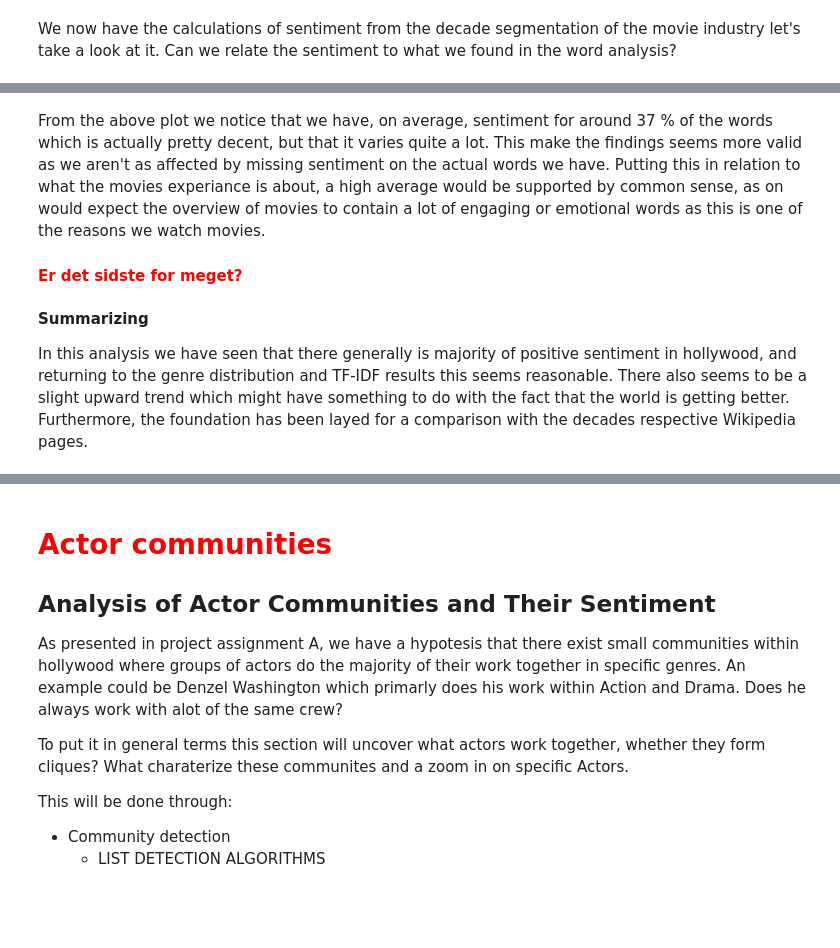
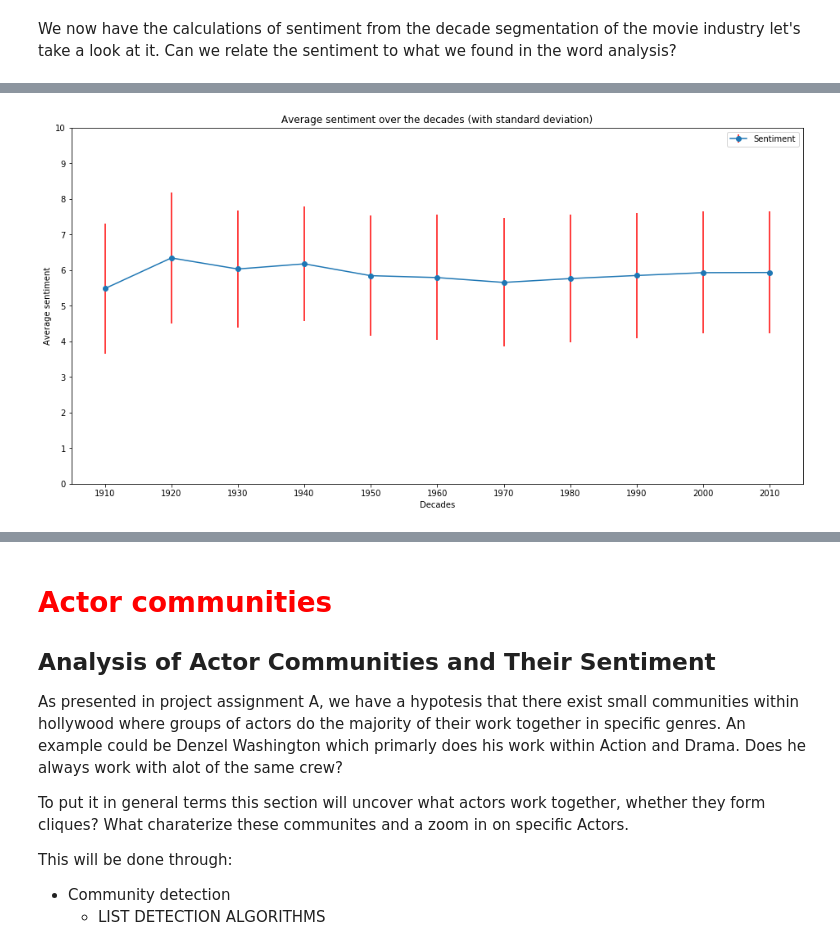
Before and after one commit to GSHDK/Social-Graphs-and-Interactions, a Jupyter notebook: Project assignment B.ipynb, the cells around one changed output, grey strips where cells are left out. Saved outputs shown, nothing was run; the diff lists cells and outputs as text; code cells hidden in the pictures; blank space fills up the shorter version.

```diff
--- a/Project assignment B.ipynb
+++ b/Project assignment B.ipynb
@@ -839,3 +784,14 @@ Now that the data is loaded in, the following formula can be used to calculate t
 $$V_{text} = \frac{\sum \limits_k v_k f_k}{\sum \limits_k f_k}$$
 
 This is the sum of sentiment of the words in the text with sentiment, divided by the number of words found with sentiment e.g. we disregard words with a sentiment scores.
+# %%
+for d in decades:
+    #Load documents
+    doc, collection = load_segmented_documents(df,d,10)
+# %%
+sentiment_decades = {}
+for i, d in enumerate(decades):
+    doc, _ = load_segmented_documents(df,d,10)
+    doc = tokenize(' '.join(doc))
+    sentiment_decades[d] = list(map(sentiment_lookup.get, doc))
+    sentiment_decades[d] = [x for x in sentiment_decades[d] if x != None] #Remove words with no sentiment
@@ -975,8 +812,20 @@ plt.show()
-# %% [markdown]
-From the above plot we notice that we have, on average, sentiment for around 37 % of the words which is actually pretty decent, but that it varies quite a lot. This make the findings seems more valid as we aren't as affected by missing sentiment on the actual words we have. Putting this in relation to what the movies experiance is about, a high average would be supported by common sense, as on would expect the overview of movies to contain a lot of engaging or emotional words as this is one of the reasons we watch movies.
-
-#### <span style="color:red">Er det sidste for meget?</span>
-# %% [markdown]
-**Summarizing**
-
-In this analysis we have seen that there generally is majority of positive sentiment in hollywood, and returning to the genre distribution and TF-IDF results this seems reasonable. There also seems to be a slight upward trend which might have something to do with the fact that the world is getting better. Furthermore, the foundation has been layed for a comparison with the decades respective Wikipedia pages.
+# %%
+x = decades
+y = [np.mean(sentiment_decades[d]) for d in decades]
+yerr = [np.std(sentiment_decades[d]) for d in decades]
+
+fig, ax = plt.subplots(figsize = (16,8))
+
+
+ax.errorbar(x, y, yerr, ecolor ='r', fmt='-o', label = 'Sentiment')
+
+ax.set_xlabel('Decades')
+ax.set_xticks(decades)
+ax.set_ylabel('Average sentiment')
+ax.set_ylim(0,10)
+ax.set_yticks(np.arange(0,11))
+ax.legend()
+plt.title('Average sentiment over the decades (with standard deviation)')
+plt.show()
+# %% [output]
+[figure, added]
```
Also changed, not shown: parts of 52 cells of this notebook.
